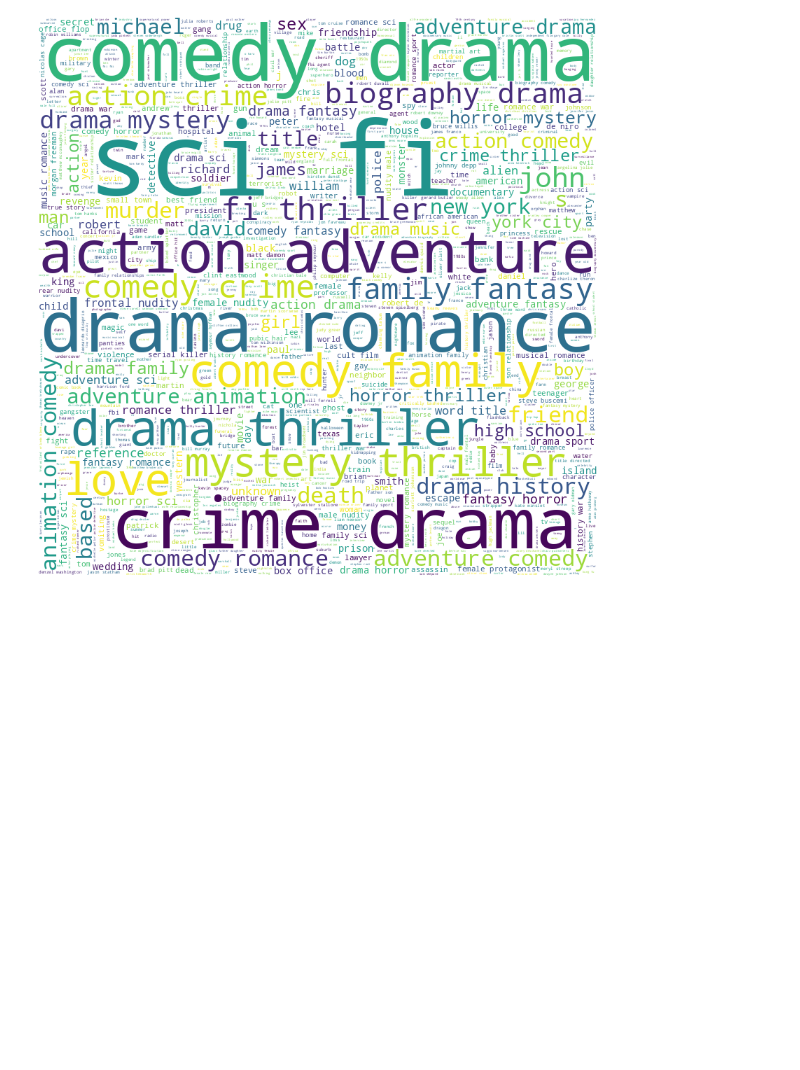
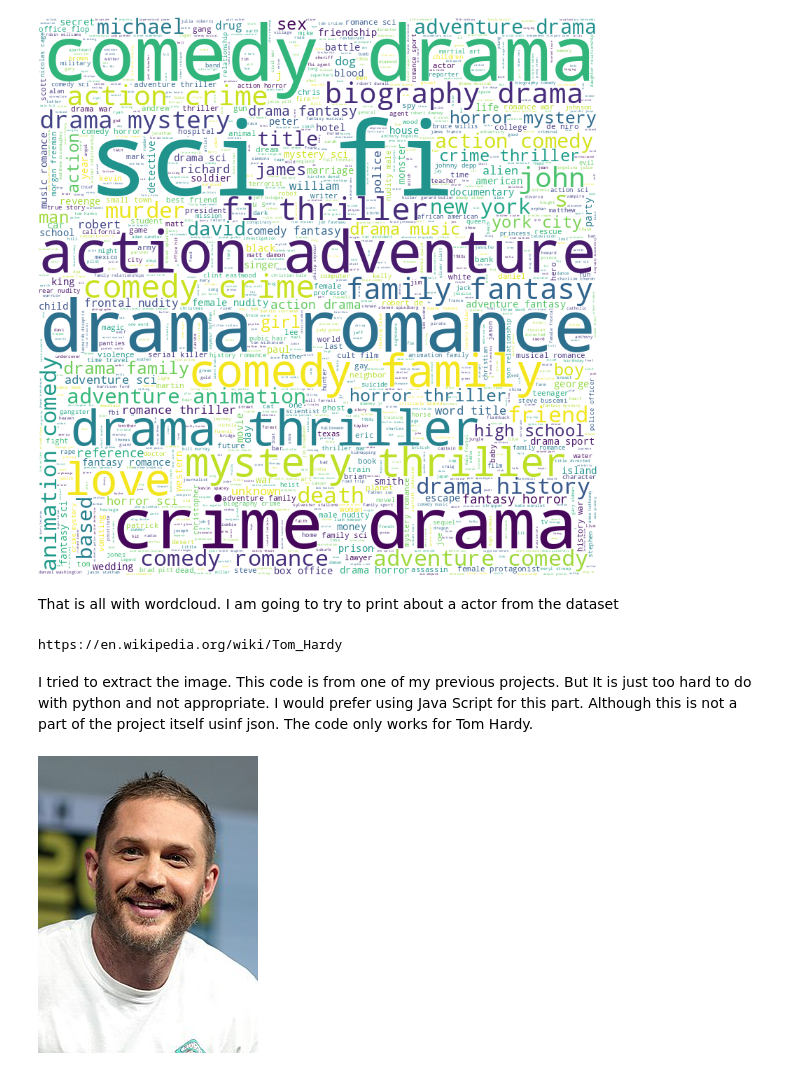
Before and after one commit to Gaurab-B/MRS, a Jupyter notebook: Week3_4.ipynb, the cells around one changed output. Saved outputs shown, nothing was run; the diff lists cells and outputs as text; code cells hidden in the pictures; blank space fills up the shorter version.

```diff
--- a/Week3_4.ipynb
+++ b/Week3_4.ipynb
@@ -674,3 +674,62 @@ wordcloud2 = world_cloud_generate2(long_string_title)
 wordcloud2.to_image()
 # %% [output]
 [figure]
+# %% [markdown]
+That is all with wordcloud.
+I am going to try to print about a actor from the dataset
+# %%
+from googlesearch import search
+idx = 3
+# Get the search query
+search_query = movies_clean.actor_1_name[idx]  # Replace with movies_clean.actor_1_name_cleaned[idx]
+
+# Perform the web search
+search_results = search(search_query)
+
+# Display the search results
+for i, result in zip(range(1, 2), search_results):
+    res = result
+    print(res)
+# %% [output]
+https://en.wikipedia.org/wiki/Tom_Hardy
+# %% [markdown]
+I tried to extract the image. This code is from one of my previous projects. But It is just too hard to do with python and not appropriate. I would prefer using Java Script for this part. Although this is not a part of the project itself usinf json. The code only works for Tom Hardy.
+# %%
+import requests
+from PIL import Image
+from bs4 import BeautifulSoup
+from urllib.parse import urljoin
+
+# Get the Wikipedia URL from user input or any other source
+url = res
+
+# Send a request to the Wikipedia page
+response = requests.get(url)
+
+# Create a BeautifulSoup object to parse the HTML content
+soup = BeautifulSoup(response.content, 'html.parser')
+
+# Find the image element by CSS class or other attributes
+image_element = soup.find('a', class_='image').find('img')  # Replace with appropriate CSS class or attributes
+
+# Check if the image element is found
+if image_element:
+    # Get the image URL
+    image_url = image_element['src']
+    absolute_image_url = urljoin(url, image_url)
+
+    # Send a request to the image URL
+    image_response = requests.get(absolute_image_url)
+
+    # Read the image data from the response
+    image_data = image_response.content
+
+    # Open the image using PIL
+    image = Image.open(BytesIO(image_data))
+
+    # Display the image
+    image.show()
+else:
+    print("Image not found on the page.")
+# %% [output]
+[figure, added]
```
